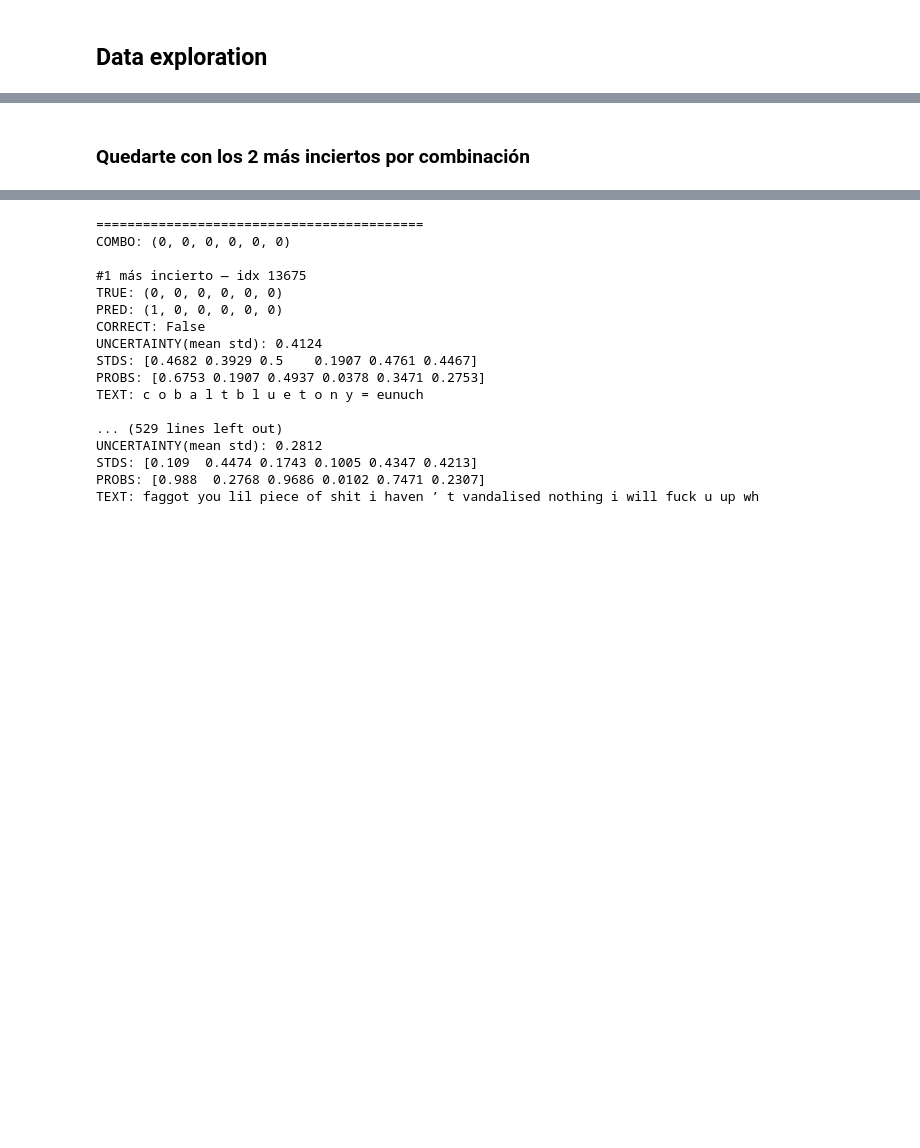
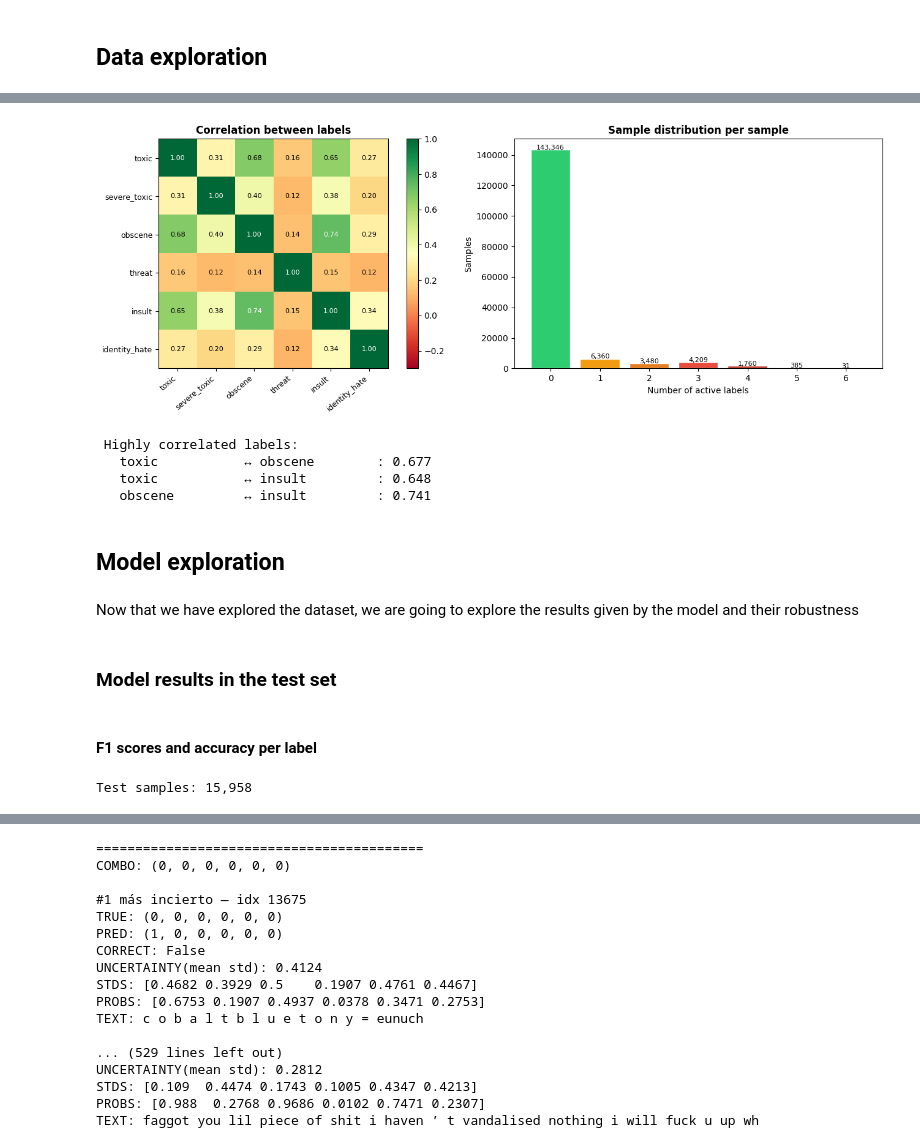
Before and after one commit to NatLey30/uncertainty-aware-moderation, a Jupyter notebook: model_analysis.ipynb, the cells around one changed output, grey strips where cells are left out. Cells and saved outputs as stored; diff of their text form; code cells hidden in the pictures; blank space fills up the shorter version.

```diff
--- a/model_analysis.ipynb
+++ b/model_analysis.ipynb
@@ -106,3 +230,60 @@ identity_hate   | prob=0.1451 | std=0.3522
+# %%
+### Correlation between labels
+
+corr_matrix = df_raw[label_cols].corr()
+
+fig, axes = plt.subplots(1, 2, figsize=(14, 5))
+
+# Heatmap de correlación
+im = axes[0].imshow(corr_matrix.values, cmap='RdYlGn', vmin=-0.3, vmax=1.0)
+axes[0].set_xticks(range(len(label_cols)))
+axes[0].set_yticks(range(len(label_cols)))
+axes[0].set_xticklabels(label_cols, rotation=40, ha='right', fontsize=9)
+axes[0].set_yticklabels(label_cols, fontsize=9)
+for i in range(len(label_cols)):
+    for j in range(len(label_cols)):
+        axes[0].text(j, i, f'{corr_matrix.values[i,j]:.2f}',
+                     ha='center', va='center', fontsize=8,
+                     color='black' if corr_matrix.values[i,j] < 0.7 else 'white')
+plt.colorbar(im, ax=axes[0])
+axes[0].set_title('Correlation between labels', fontweight='bold')
+
+# Número de etiquetas por muestra
+df_raw['n_labels'] = df_raw[label_cols].sum(axis=1)
+label_count_dist = df_raw['n_labels'].value_counts().sort_index()
+axes[1].bar(label_count_dist.index, label_count_dist.values,
+            color=['#2ecc71','#f39c12','#e67e22','#e74c3c','#c0392b','#8e44ad','#2c3e50'],
+            edgecolor='white')
+axes[1].set_title('Sample distribution per sample', fontweight='bold')
+axes[1].set_xlabel('Number of active labels')
+axes[1].set_ylabel('Samples')
+axes[1].set_xticks(label_count_dist.index)
+
+for bar, v in zip(axes[1].patches, label_count_dist.values):
+    axes[1].text(bar.get_x() + bar.get_width()/2, bar.get_height() + 50,
+                 f'{v:,}', ha='center', fontsize=8)
+
+plt.tight_layout()
+plt.show()
+
+print('\n Highly correlated labels:')
+for i in range(len(label_cols)):
+    for j in range(i+1, len(label_cols)):
+        val = corr_matrix.values[i, j]
+        if val > 0.5:
+            print(f'   {label_cols[i]:15s} ↔ {label_cols[j]:15s}: {val:.3f}')
+# %% [output]
+[figure, added]
+ Highly correlated labels:
+   toxic           ↔ obscene        : 0.677
+   toxic           ↔ insult         : 0.648
+   obscene         ↔ insult         : 0.741
+# %% [markdown]
+## Model exploration
+# %% [markdown]
+Now that we have explored the dataset, we are going to explore the results given by the model and their robustness
+# %% [markdown]
+### Model results in the test set
 # %%
 combos = defaultdict(list)
 
@@ -140,5 +321,20 @@ for i, sample in tqdm.tqdm(enumerate(test_set)):
         "probs": probs.tolist(),
         "stds": stds.tolist(),
     })
-# %% [markdown]
-### Quedarte con los 2 más inciertos por combinación
+# %% [markdown]
+#### F1 scores and accuracy per label
+# %%
+all_samples = []
+for combo_list in combos.values():
+    all_samples.extend(combo_list)
+
+uncertainties = np.array([x['uncertainty'] for x in all_samples])
+corrects      = np.array([x['correct']     for x in all_samples]).astype(int)
+
+num_labels = len(all_samples[0]['probs'])
+y_true = np.array([x['combo_true'] for x in all_samples])
+y_pred = np.array([x['combo_pred'] for x in all_samples])
+
+print(f'Test samples: {len(all_samples):,}')
+# %% [output]
+Test samples: 15,958
```
Also changed, not shown: parts of 47 cells of this notebook.
